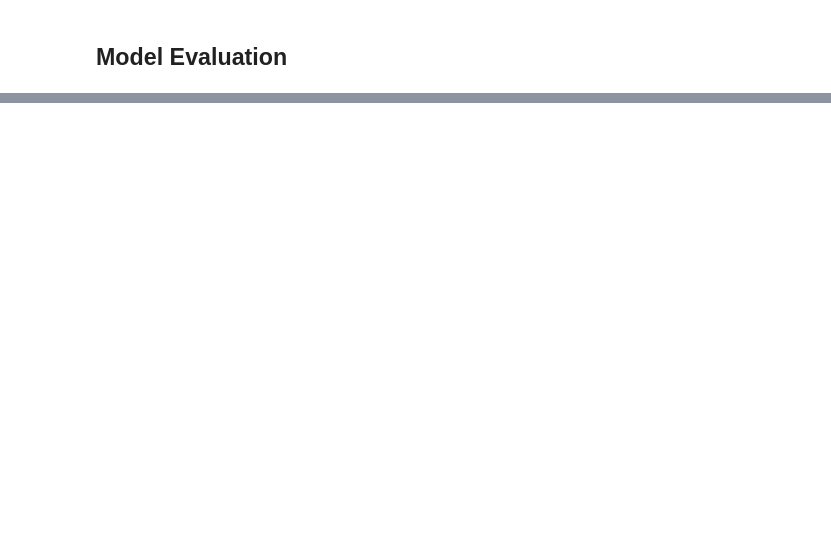
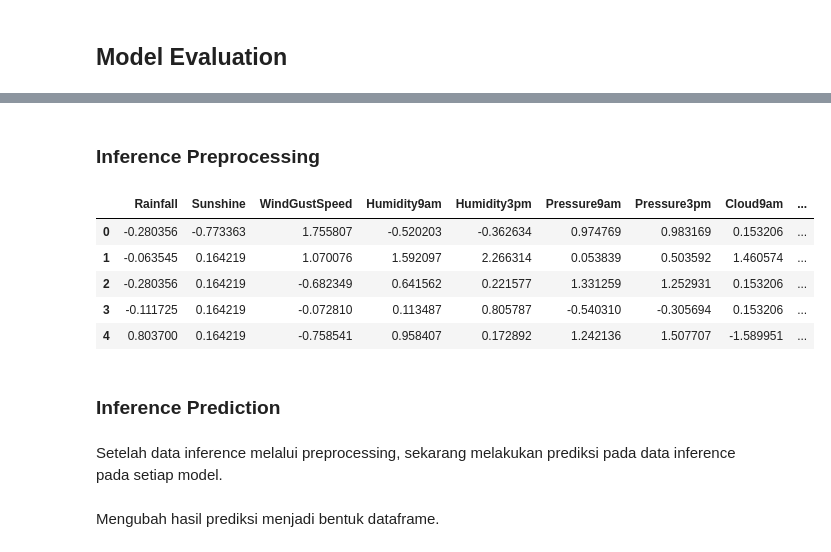
Before and after one commit to Penzragon/h8dsft_P1W1LGSVM, a Jupyter notebook: script.ipynb, the cells around one changed output, grey strips where cells are left out. Drawn from its saved outputs; the diff is of its cells as text; code cells hidden in the pictures; blank space fills up the shorter version.

```diff
--- a/script.ipynb
+++ b/script.ipynb
@@ -859,0 +902,30 @@ weighted avg       0.83      0.78      0.80     14220
+# %% [markdown]
+### Inference Preprocessing
+# %%
+# Map the categorical values to numerical values
+df_test['RainTomorrow'] = df_test['RainTomorrow'].map({'Yes': 1, 'No': 0})
+df_test['RainToday'] = df_test['RainToday'].map({'Yes': 1, 'No': 0})
+
+# Split the data into features and target
+X_test = df_test.drop(columns=['RainTomorrow']) # Features
+y_test = df_test['RainTomorrow'] # Target
+
+# Scaling numerical features
+X_test_scaled = scaler.transform(X_test.drop(columns=['RainToday']))
+X_test_scaled = pd.DataFrame(X_test_scaled, columns=X_test.drop(columns=['RainToday']).columns)
+
+# Concatenate scaled features and RainToday column
+X_test = pd.concat([X_test_scaled, X_test[['RainToday']]], axis=1)
+
+X_test.head()
+# %% [output]
+|  | Rainfall | Sunshine | WindGustSpeed | Humidity9am | Humidity3pm | Pressure9am | Pressure3pm | Cloud9am | ... |
+| 0 | -0.280356 | -0.773363 | 1.755807 | -0.520203 | -0.362634 | 0.974769 | 0.983169 | 0.153206 | ... |
+| 1 | -0.063545 | 0.164219 | 1.070076 | 1.592097 | 2.266314 | 0.053839 | 0.503592 | 1.460574 | ... |
+| 2 | -0.280356 | 0.164219 | -0.682349 | 0.641562 | 0.221577 | 1.331259 | 1.252931 | 0.153206 | ... |
+| 3 | -0.111725 | 0.164219 | -0.072810 | 0.113487 | 0.805787 | -0.540310 | -0.305694 | 0.153206 | ... |
+| 4 | 0.803700 | 0.164219 | -0.758541 | 0.958407 | 0.172892 | 1.242136 | 1.507707 | -1.589951 | ... |
+# %% [markdown]
+### Inference Prediction
+# %% [markdown]
+Setelah data inference melalui preprocessing, sekarang melakukan prediksi pada data inference pada setiap model.
@@ -859,0 +937,2 @@ weighted avg       0.83      0.78      0.80     14220
+# %% [markdown]
+Mengubah hasil prediksi menjadi bentuk dataframe.
```
Also changed, not shown: parts of 57 cells of this notebook.
